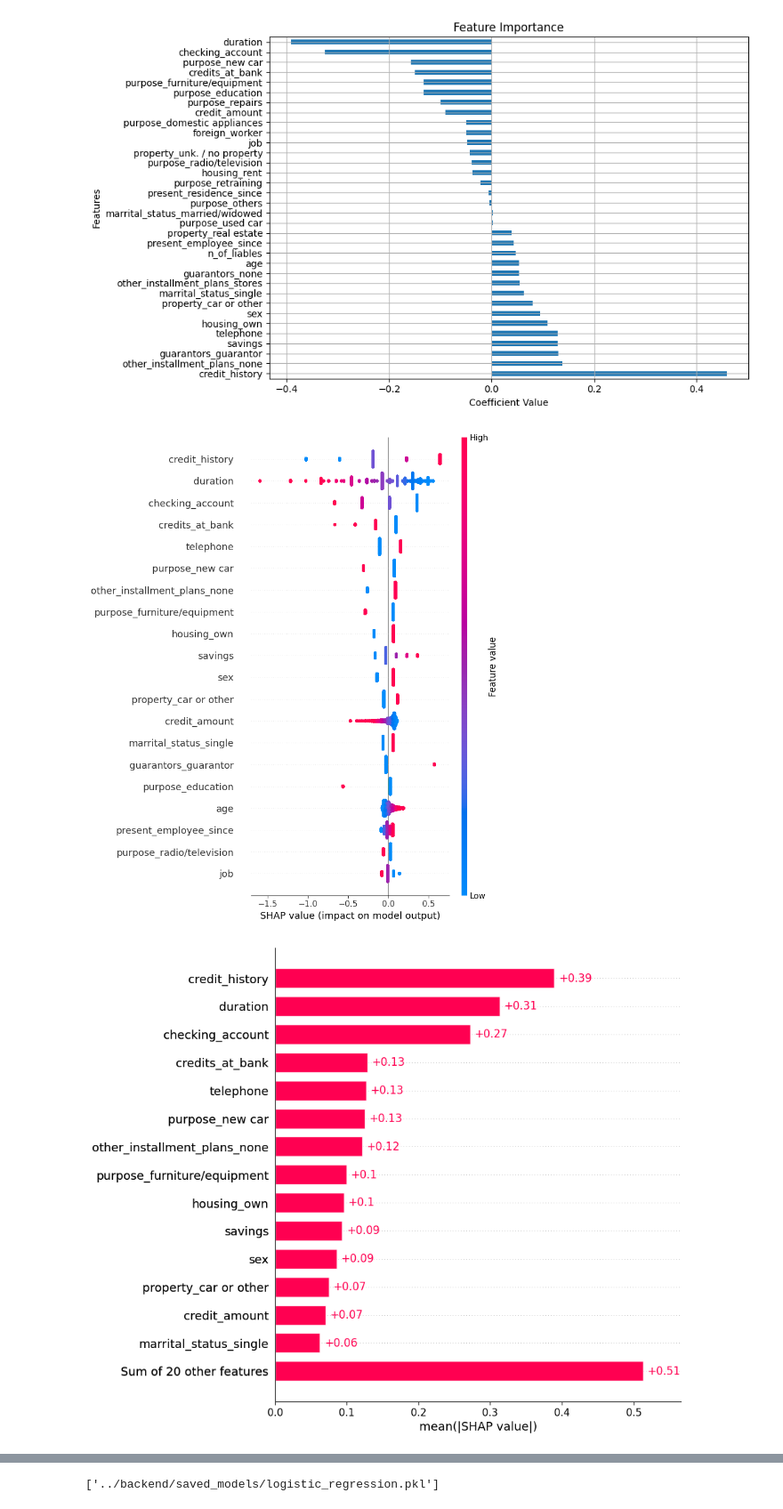
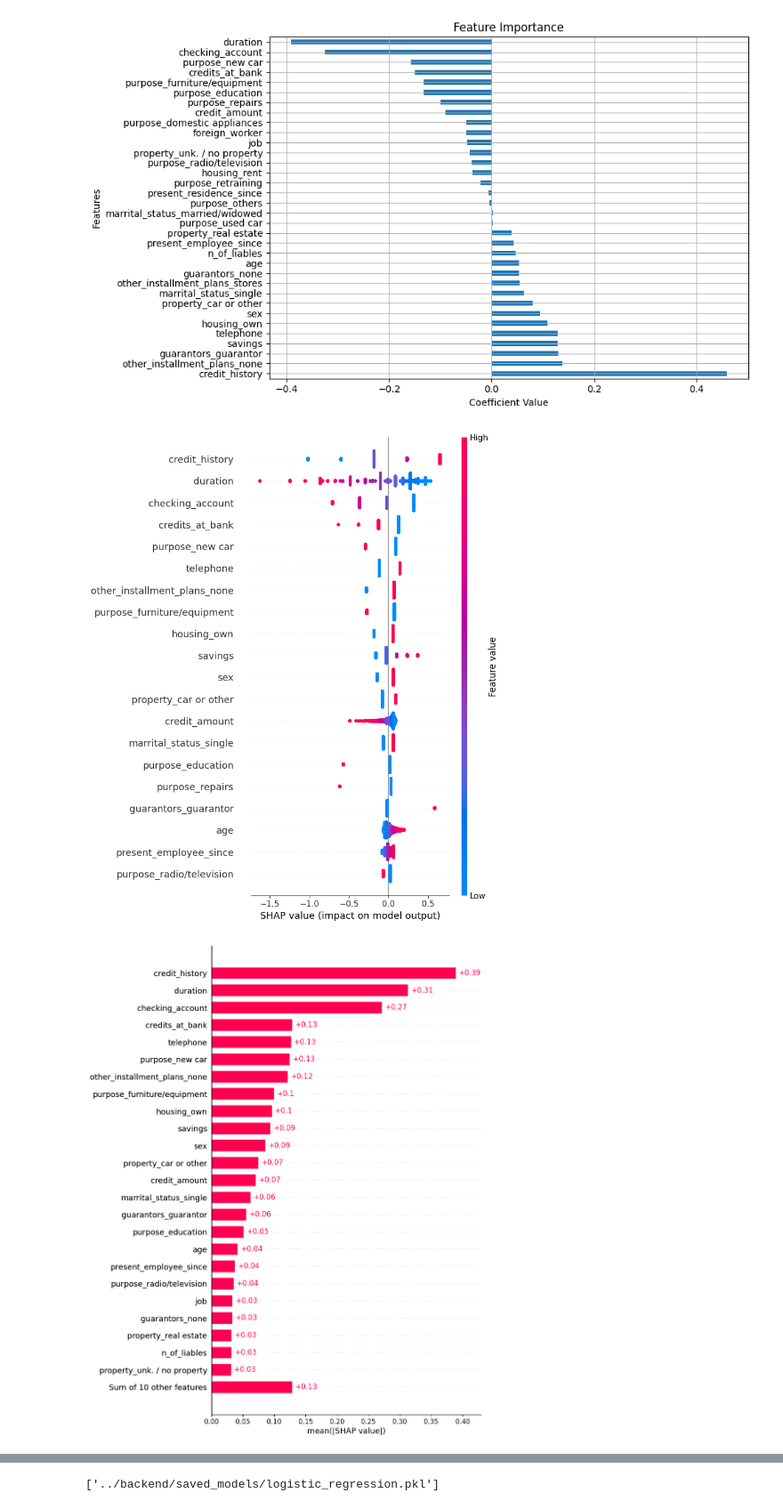
Before and after one commit to yurialvizi/tcc, a Jupyter notebook: models/4.logistic_regression.ipynb, the cells around one changed output, grey strips where cells are left out. Shown at 89% size. Saved outputs shown, nothing was run; the diff lists cells and outputs as text; code cells hidden in the pictures.

```diff
--- a/models/4.logistic_regression.ipynb
+++ b/models/4.logistic_regression.ipynb
@@ -182,9 +182,9 @@ plt.show()
 # %% [output]
 [figure]
 # %%
-x_test_scaled_df = pd.DataFrame(x_test_scaled, columns=x_train.columns)
+x_test_scaled_df = pd.DataFrame(x_test_scaled, columns=x_test.columns)
 
-x_test_xai = x_test_scaled_df.sample(frac=0.1, random_state=42)
+x_test_xai = x_test_scaled_df.sample(frac=0.3, random_state=42)
 explainer = shap.Explainer(model, x_test_xai, feature_names=x_test_xai.columns)
 
 # Calcula os valores SHAP
@@ -192,11 +192,11 @@ shap_values = explainer(x_test_xai)
 
 shap.summary_plot(shap_values, x_test_xai)
 # %% [output]
-[figure, old version]
+[figure, new version]
 # %%
-shap.plots.bar(shap_values, max_display=15)
+shap.plots.bar(shap_values, max_display=25)
 # %% [output]
-[figure, old version]
+[figure, new version]
 # %%
 sample_idx = 0
 shap.plots.waterfall(shap_values[sample_idx])
```
Also changed, not shown: parts of 1 cell of this notebook, 3 other files.
